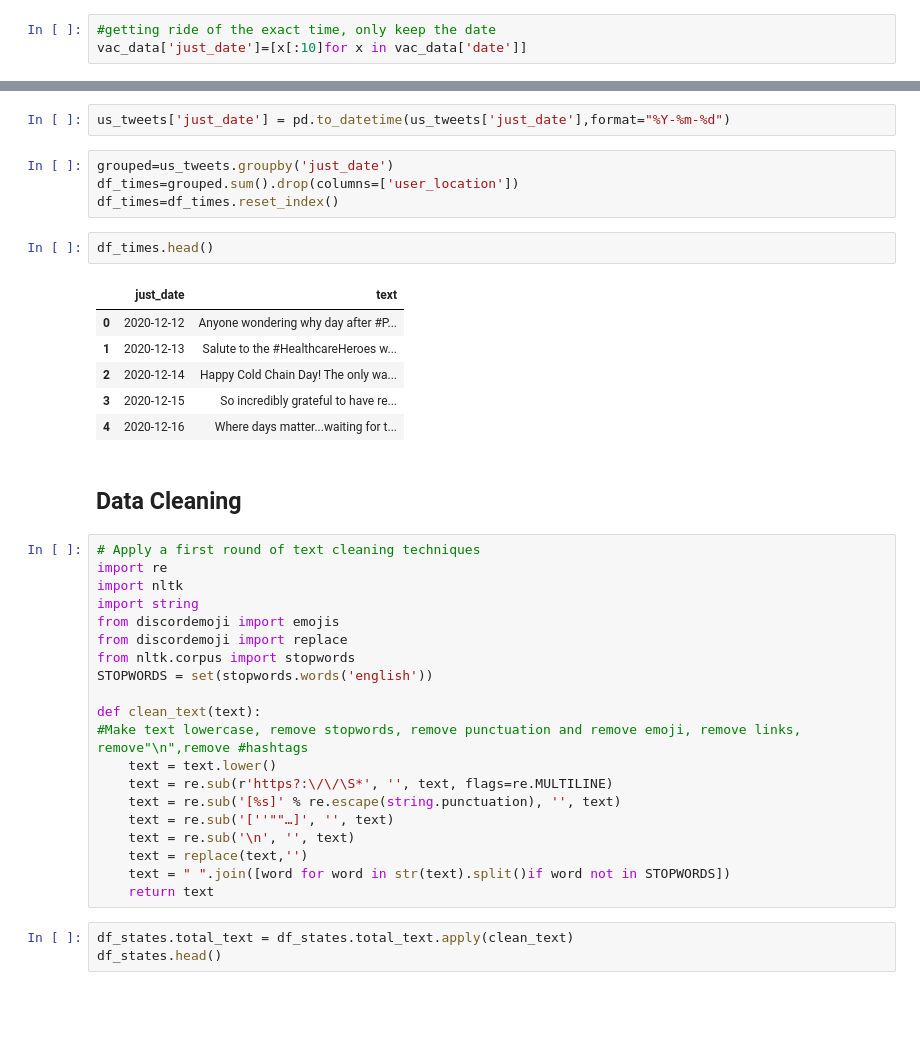
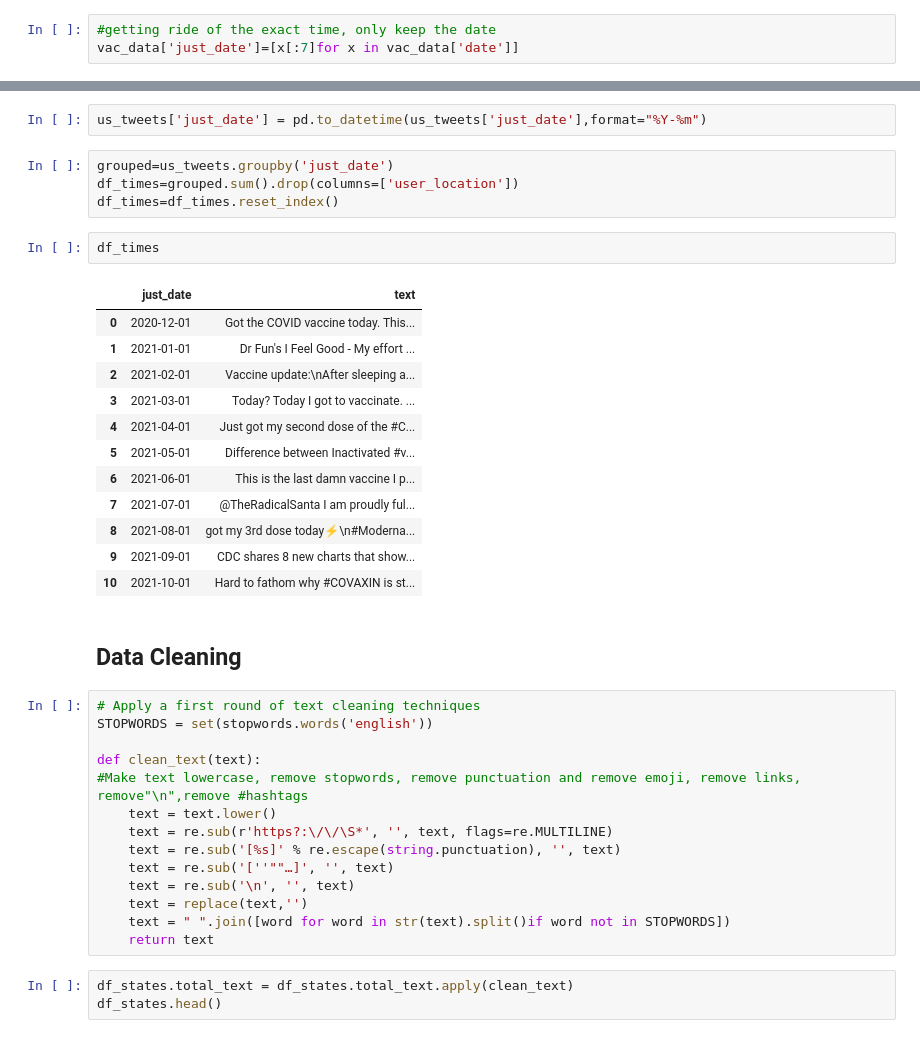
Before and after one commit to Qianhui-Zheng/NLP_COVID19_Vaccine_Tweets, a Jupyter notebook: NLP_vaccine_Twitter.ipynb, the cells around one changed output, grey strips where cells are left out. Saved outputs shown, nothing was run; the diff lists cells and outputs as text; blank space fills up the shorter version.

```diff
--- a/NLP_vaccine_Twitter.ipynb
+++ b/NLP_vaccine_Twitter.ipynb
@@ -17,7 +44,7 @@ vac_data.head()
 ## Formating the date of tweeting
 # %%
 #getting ride of the exact time, only keep the date
-vac_data['just_date']=[x[:10]for x in vac_data['date']]
+vac_data['just_date']=[x[:7]for x in vac_data['date']]
 # %%
 #Puting the useful information into a new dataframe
 df= vac_data[['just_date','user_location','text']]
@@ -114,28 +152,28 @@ df_states.head()
 # %%
-us_tweets['just_date'] = pd.to_datetime(us_tweets['just_date'],format="%Y-%m-%d")
+us_tweets['just_date'] = pd.to_datetime(us_tweets['just_date'],format="%Y-%m")
 # %%
 grouped=us_tweets.groupby('just_date')
 df_times=grouped.sum().drop(columns=['user_location'])
 df_times=df_times.reset_index()
 # %%
-df_times.head()
+df_times
 # %% [output]
 |  | just_date | text |
-| 0 | 2020-12-12 | Anyone wondering why day after #P... |
-| 1 | 2020-12-13 | Salute to the #HealthcareHeroes w... |
-| 2 | 2020-12-14 | Happy Cold Chain Day! The only wa... |
-| 3 | 2020-12-15 | So incredibly grateful to have re... |
-| 4 | 2020-12-16 | Where days matter...waiting for t... |
+| 0 | 2020-12-01 | Got the COVID vaccine today. This... |
+| 1 | 2021-01-01 | Dr Fun's I Feel Good - My effort ... |
+| 2 | 2021-02-01 | Vaccine update:\nAfter sleeping a... |
+| 3 | 2021-03-01 | Today? Today I got to vaccinate. ... |
+| 4 | 2021-04-01 | Just got my second dose of the #C... |
+| 5 | 2021-05-01 | Difference between Inactivated #v... |
+| 6 | 2021-06-01 | This is the last damn vaccine I p... |
+| 7 | 2021-07-01 | @TheRadicalSanta I am proudly ful... |
+| 8 | 2021-08-01 | got my 3rd dose today⚡️\n#Moderna... |
+| 9 | 2021-09-01 | CDC shares 8 new charts that show... |
+| 10 | 2021-10-01 | Hard to fathom why #COVAXIN is st... |
 # %% [markdown]
 ## Data Cleaning
 # %%
 # Apply a first round of text cleaning techniques
-import re
-import nltk
-import string
-from discordemoji import emojis
-from discordemoji import replace
-from nltk.corpus import stopwords
 STOPWORDS = set(stopwords.words('english'))
 
 def clean_text(text):
```
Also changed, not shown: parts of 30 cells of this notebook.
